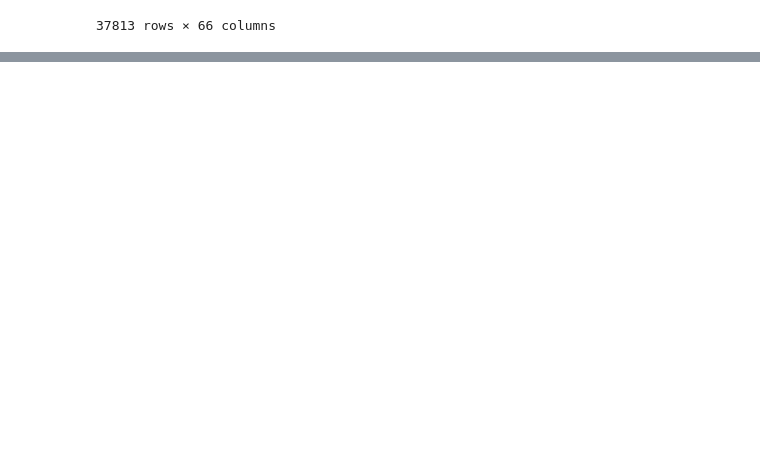
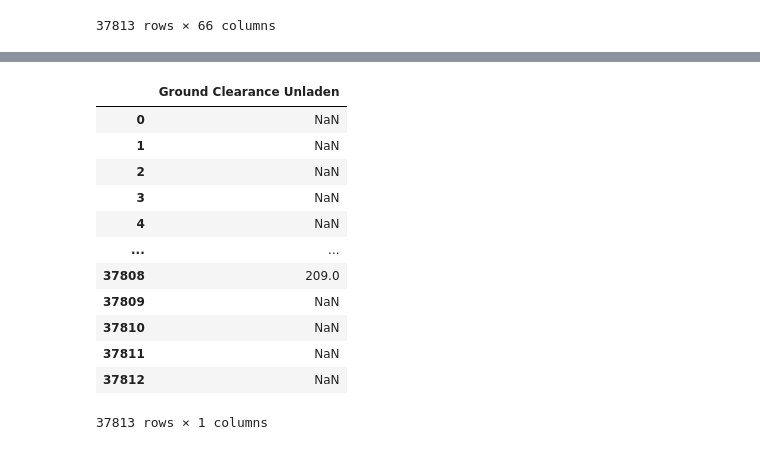
Before and after one commit to NoviceKim/machine-learning, a Jupyter notebook: c_regression/regression_project/used_car_regression.ipynb, the cells around one changed output, grey strips where cells are left out. Saved outputs shown, nothing was run; the diff lists cells and outputs as text; code cells hidden in the pictures; blank space fills up the shorter version.

```diff
--- a/c_regression/regression_project/used_car_regression.ipynb
+++ b/c_regression/regression_project/used_car_regression.ipynb
@@ -153,0 +107,16 @@ memory usage: 18.1+ MB
+# %%
+pre_c_df[['Ground Clearance Unladen']]
+# %% [output]
+|  | Ground Clearance Unladen |
+| 0 | NaN |
+| 1 | NaN |
+| 2 | NaN |
+| 3 | NaN |
+| 4 | NaN |
+| ... | ... |
+| 37808 | 209.0 |
+| 37809 | NaN |
+| 37810 | NaN |
+| 37811 | NaN |
+| 37812 | NaN |
+37813 rows × 1 columns
```
Also changed, not shown: parts of 13 cells of this notebook.
